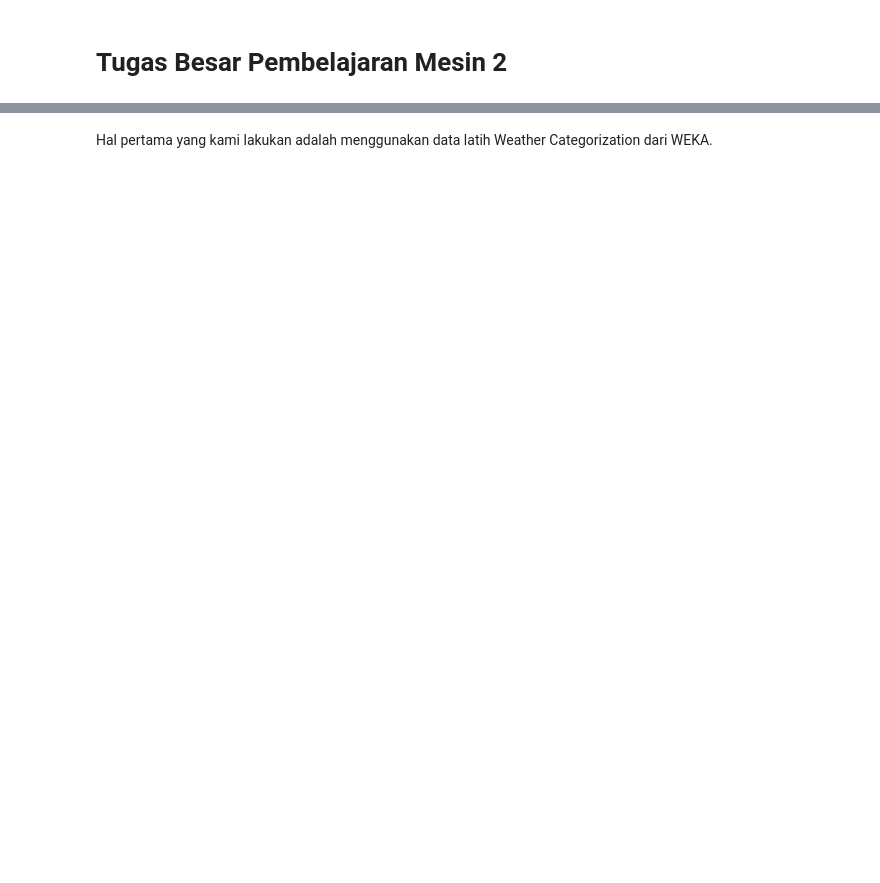
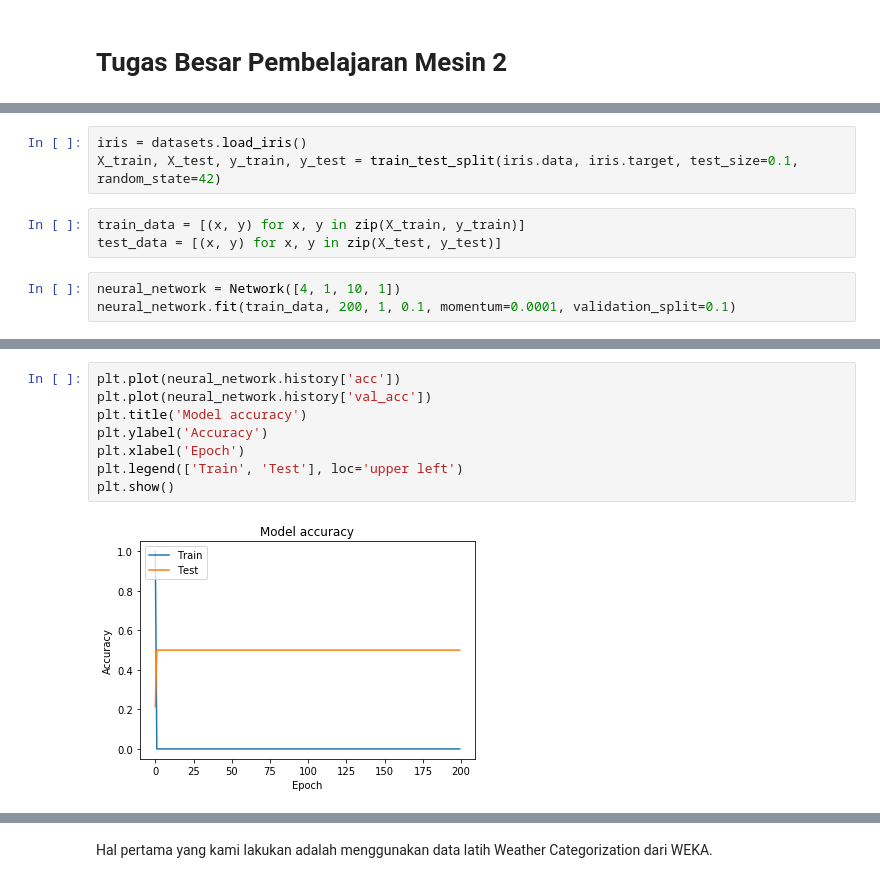
Before and after one commit to rizkiduwinanto/TubesML2, a Jupyter notebook: TubesML2.ipynb, the cells around one changed output, grey strips where cells are left out. Drawn from its saved outputs; the diff is of its cells as text; blank space fills up the shorter version.

```diff
--- a/TubesML2.ipynb
+++ b/TubesML2.ipynb
@@ -2,0 +143,9 @@
+# %%
+iris = datasets.load_iris()
+X_train, X_test, y_train, y_test = train_test_split(iris.data, iris.target, test_size=0.1, random_state=42)
+# %%
+train_data = [(x, y) for x, y in zip(X_train, y_train)]
+test_data = [(x, y) for x, y in zip(X_test, y_test)]
+# %%
+neural_network = Network([4, 1, 10, 1])
+neural_network.fit(train_data, 200, 1, 0.1, momentum=0.0001, validation_split=0.1)
@@ -2,0 +178,10 @@
+# %%
+plt.plot(neural_network.history['acc'])
+plt.plot(neural_network.history['val_acc'])
+plt.title('Model accuracy')
+plt.ylabel('Accuracy')
+plt.xlabel('Epoch')
+plt.legend(['Train', 'Test'], loc='upper left')
+plt.show()
+# %% [output]
+[figure, added]
```
Also changed, not shown: parts of 80 cells of this notebook, 1 other file.
